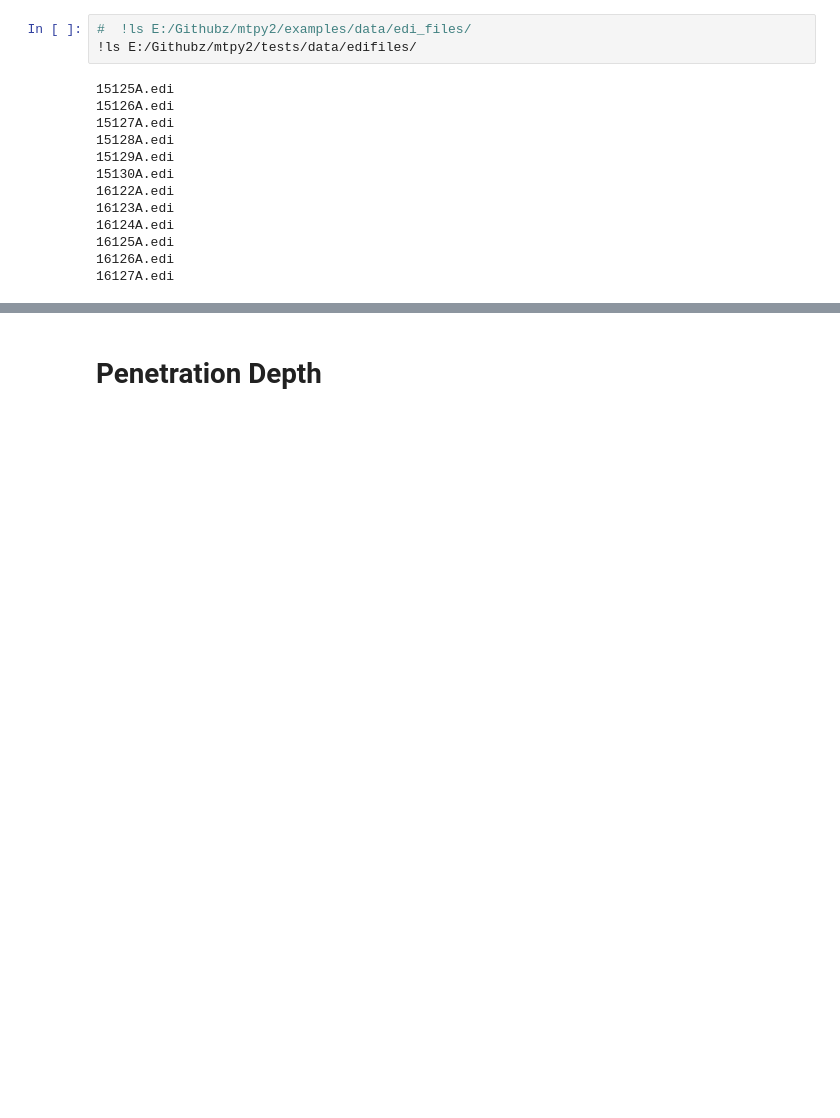
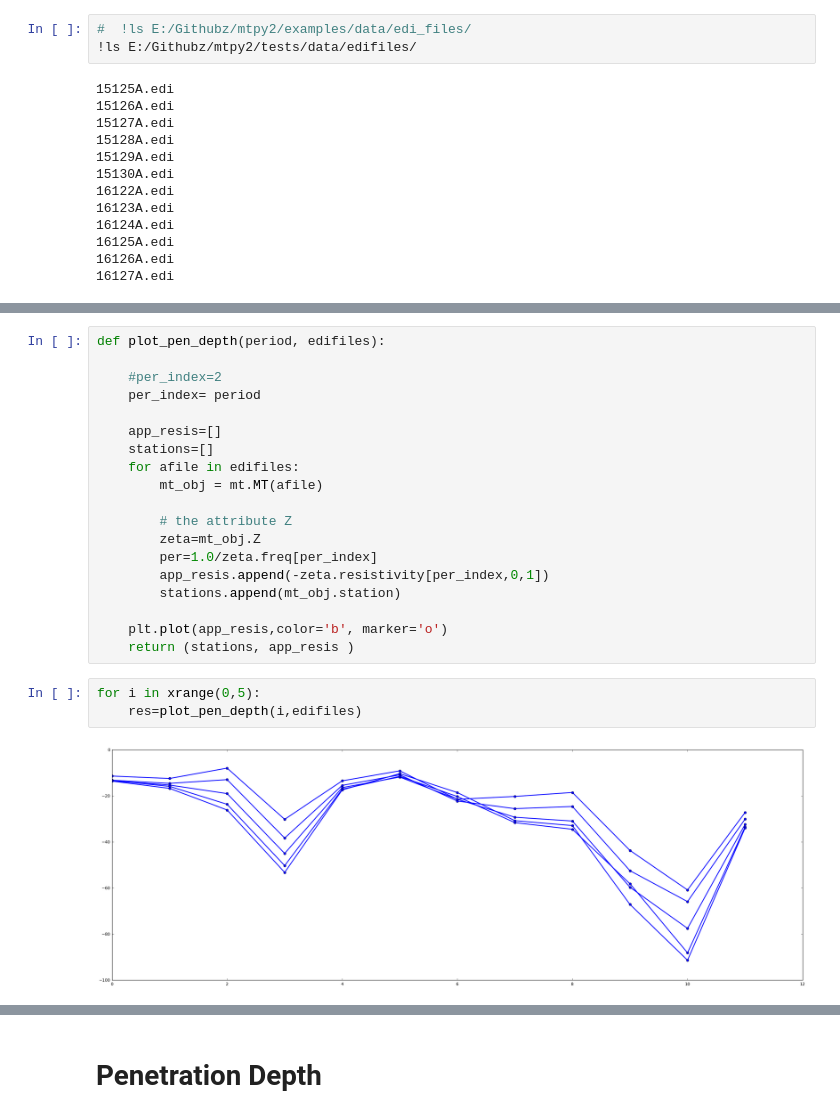
Before and after one commit to MTgeophysics/mtpy, a Jupyter notebook: examples/notebooks/Apparent_Resistivity_Penetration_Depth.ipynb, the cells around one changed output, grey strips where cells are left out. Drawn from its saved outputs; the diff is of its cells as text; blank space fills up the shorter version.

```diff
--- a/examples/notebooks/Apparent_Resistivity_Penetration_Depth.ipynb
+++ b/examples/notebooks/Apparent_Resistivity_Penetration_Depth.ipynb
@@ -167,0 +167,24 @@ zeta.resistivity.shape
+# %%
+def plot_pen_depth(period, edifiles):
+
+    #per_index=2
+    per_index= period
+
+    app_resis=[]
+    stations=[]
+    for afile in edifiles:
+        mt_obj = mt.MT(afile)
+
+        # the attribute Z
+        zeta=mt_obj.Z
+        per=1.0/zeta.freq[per_index]
+        app_resis.append(-zeta.resistivity[per_index,0,1])
+        stations.append(mt_obj.station)
+
+    plt.plot(app_resis,color='b', marker='o')
+    return (stations, app_resis )
+# %%
+for i in xrange(0,5):
+    res=plot_pen_depth(i,edifiles)
+# %% [output]
+[figure, added]
```
Also changed, not shown: parts of 24 cells of this notebook, 1 other file.
